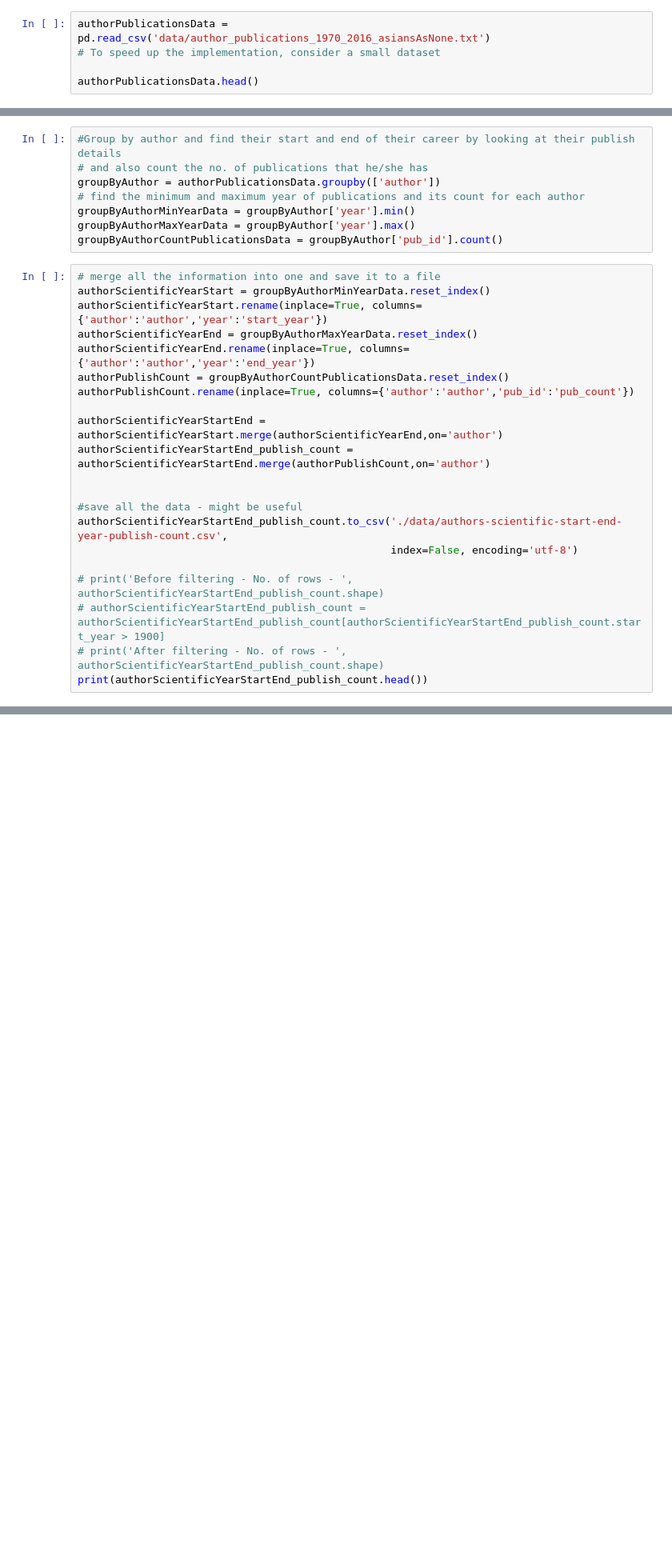
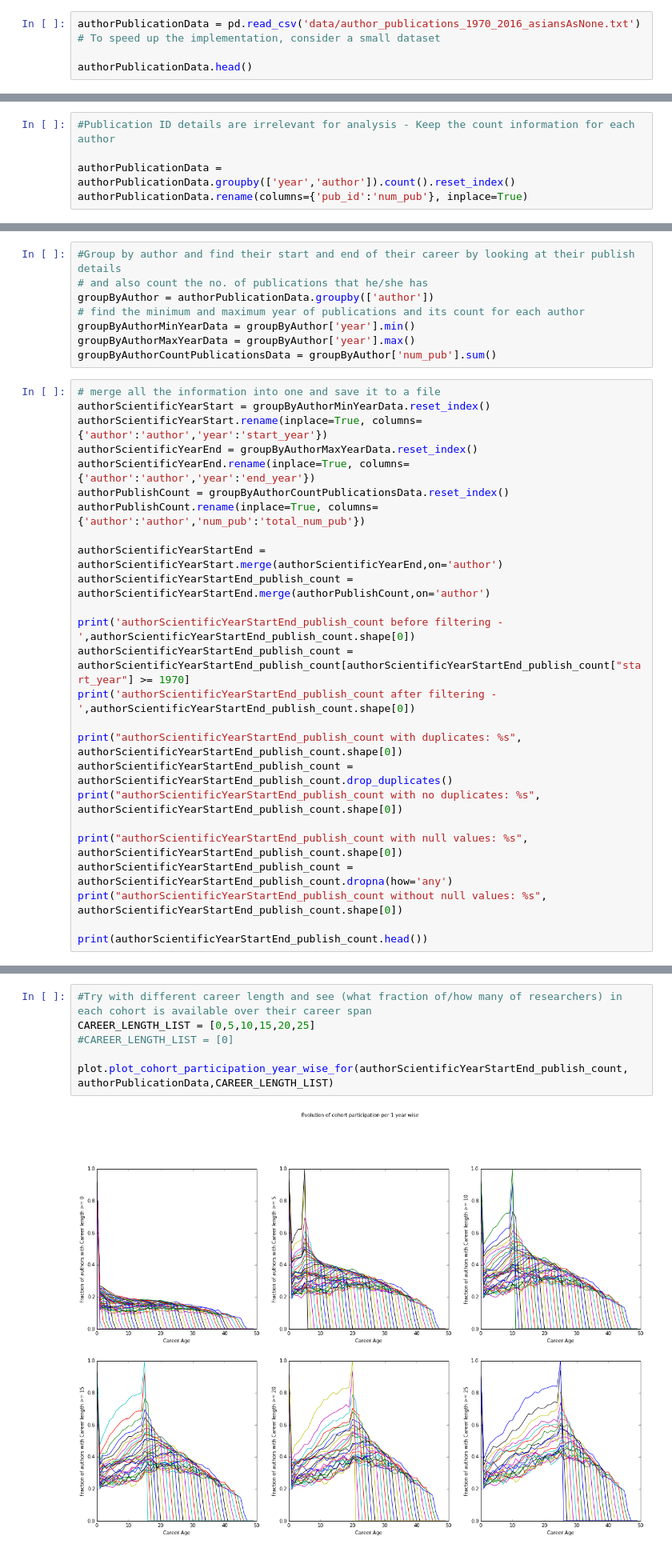
Before and after one commit to gesiscss/inequality, a Jupyter notebook: author-statistics.ipynb, the cells around one changed output, grey strips where cells are left out. Shown at 80% size. Drawn from its saved outputs; the diff is of its cells as text; blank space fills up the shorter version.

Commit message:
grouping, gini calculation correction, cohort participation plot and regression analysis done

```diff
--- a/author-statistics.ipynb
+++ b/author-statistics.ipynb
@@ -8,8 +11,8 @@ import os.path
 # %%
-authorPublicationsData = pd.read_csv('data/author_publications_1970_2016_asiansAsNone.txt')
+authorPublicationData = pd.read_csv('data/author_publications_1970_2016_asiansAsNone.txt')
 # To speed up the implementation, consider a small dataset
 
-authorPublicationsData.head()
+authorPublicationData.head()
 # %% [output]
 |  | author | year | pub_id |
 | 0 | kim l. blackwell | 2014 | 55503da645ce0a409eb273e8 |
@@ -43,5 +46,10 @@ print('Publications# - ',authorPublicationsData['pub_id'].nunique())
 ('Authors# - ', 1708185)
 ('Year# - ', 47)
 ('Publications# - ', 3085544)
+# %%
+#Publication ID details are irrelevant for analysis - Keep the count information for each author
+
+authorPublicationData = authorPublicationData.groupby(['year','author']).count().reset_index()
+authorPublicationData.rename(columns={'pub_id':'num_pub'}, inplace=True)
 # %%
 #get the year list - as it helps to enumerate and find gini co-efficient for each year (irrespective of the dataset)
@@ -57,11 +65,11 @@ print(years)
 # %%
 #Group by author and find their start and end of their career by looking at their publish details
 # and also count the no. of publications that he/she has
-groupByAuthor = authorPublicationsData.groupby(['author'])
+groupByAuthor = authorPublicationData.groupby(['author'])
 # find the minimum and maximum year of publications and its count for each author
 groupByAuthorMinYearData = groupByAuthor['year'].min()
 groupByAuthorMaxYearData = groupByAuthor['year'].max()
-groupByAuthorCountPublicationsData = groupByAuthor['pub_id'].count()
+groupByAuthorCountPublicationsData = groupByAuthor['num_pub'].sum()
 # %%
 # merge all the information into one and save it to a file
 authorScientificYearStart = groupByAuthorMinYearData.reset_index()
@@ -69,18 +77,22 @@ authorScientificYearStart.rename(inplace=True, columns={'author':'author','year'
 authorScientificYearEnd = groupByAuthorMaxYearData.reset_index()
 authorScientificYearEnd.rename(inplace=True, columns={'author':'author','year':'end_year'})
 authorPublishCount = groupByAuthorCountPublicationsData.reset_index()
-authorPublishCount.rename(inplace=True, columns={'author':'author','pub_id':'pub_count'})
+authorPublishCount.rename(inplace=True, columns={'author':'author','num_pub':'total_num_pub'})
 
 authorScientificYearStartEnd = authorScientificYearStart.merge(authorScientificYearEnd,on='author')
 authorScientificYearStartEnd_publish_count = authorScientificYearStartEnd.merge(authorPublishCount,on='author')
 
+print('authorScientificYearStartEnd_publish_count before filtering - ',authorScientificYearStartEnd_publish_count.shape[0])
+authorScientificYearStartEnd_publish_count = authorScientificYearStartEnd_publish_count[authorScientificYearStartEnd_publish_count["start_year"] >= 1970]
+print('authorScientificYearStartEnd_publish_count after filtering - ',authorScientificYearStartEnd_publish_count.shape[0])
 
-#save all the data - might be useful
-authorScientificYearStartEnd_publish_count.to_csv('./data/authors-scientific-start-end-year-publish-count.csv',
-                                                  index=False, encoding='utf-8')
+print("authorScientificYearStartEnd_publish_count with duplicates: %s", authorScientificYearStartEnd_publish_count.shape[0])
+authorScientificYearStartEnd_publish_count = authorScientificYearStartEnd_publish_count.drop_duplicates()
+print("authorScientificYearStartEnd_publish_count with no duplicates: %s", authorScientificYearStartEnd_publish_count.shape[0])
 
-# print('Before filtering - No. of rows - ', authorScientificYearStartEnd_publish_count.shape)
-# authorScientificYearStartEnd_publish_count = authorScientificYearStartEnd_publish_count[authorScientificYearStartEnd_publish_count.start_year > 1900]
-# print('After filtering - No. of rows - ', authorScientificYearStartEnd_publish_count.shape)
+print("authorScientificYearStartEnd_publish_count with null values: %s", authorScientificYearStartEnd_publish_count.shape[0])
+authorScientificYearStartEnd_publish_count = authorScientificYearStartEnd_publish_count.dropna(how='any')
+print("authorScientificYearStartEnd_publish_count without null values: %s", authorScientificYearStartEnd_publish_count.shape[0])
+
 print(authorScientificYearStartEnd_publish_count.head())
 # %% [output]
@@ -178,0 +149,8 @@ for CAREER_LENGTH in CAREER_LENGTH_LIST:
+# %%
+#Try with different career length and see (what fraction of/how many of researchers) in each cohort is available over their career span
+CAREER_LENGTH_LIST = [0,5,10,15,20,25]
+#CAREER_LENGTH_LIST = [0]
+
+plot.plot_cohort_participation_year_wise_for(authorScientificYearStartEnd_publish_count, authorPublicationData,CAREER_LENGTH_LIST)
+# %% [output]
+[figure, added]
```
Also changed, not shown: parts of 19 cells of this notebook, 3 other files.
